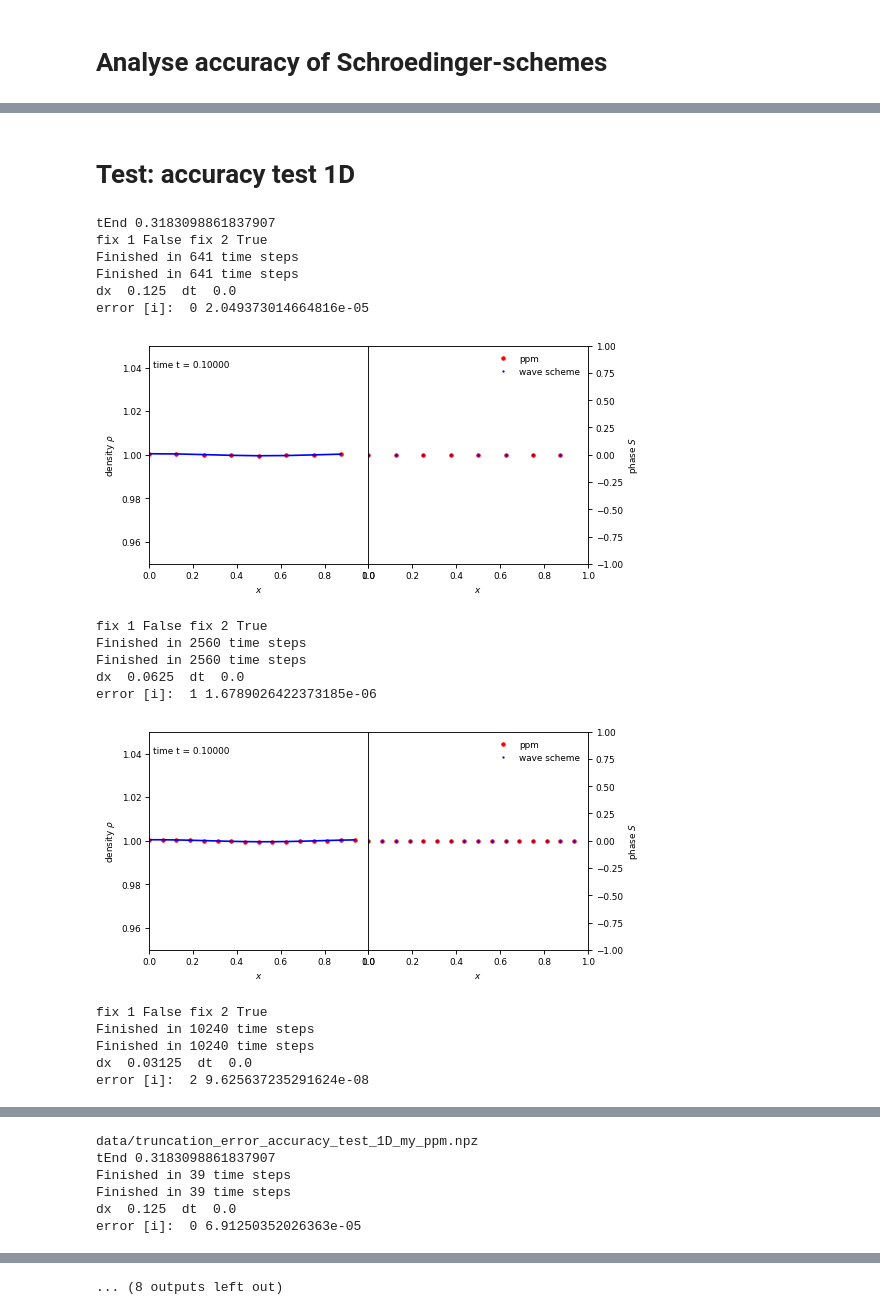
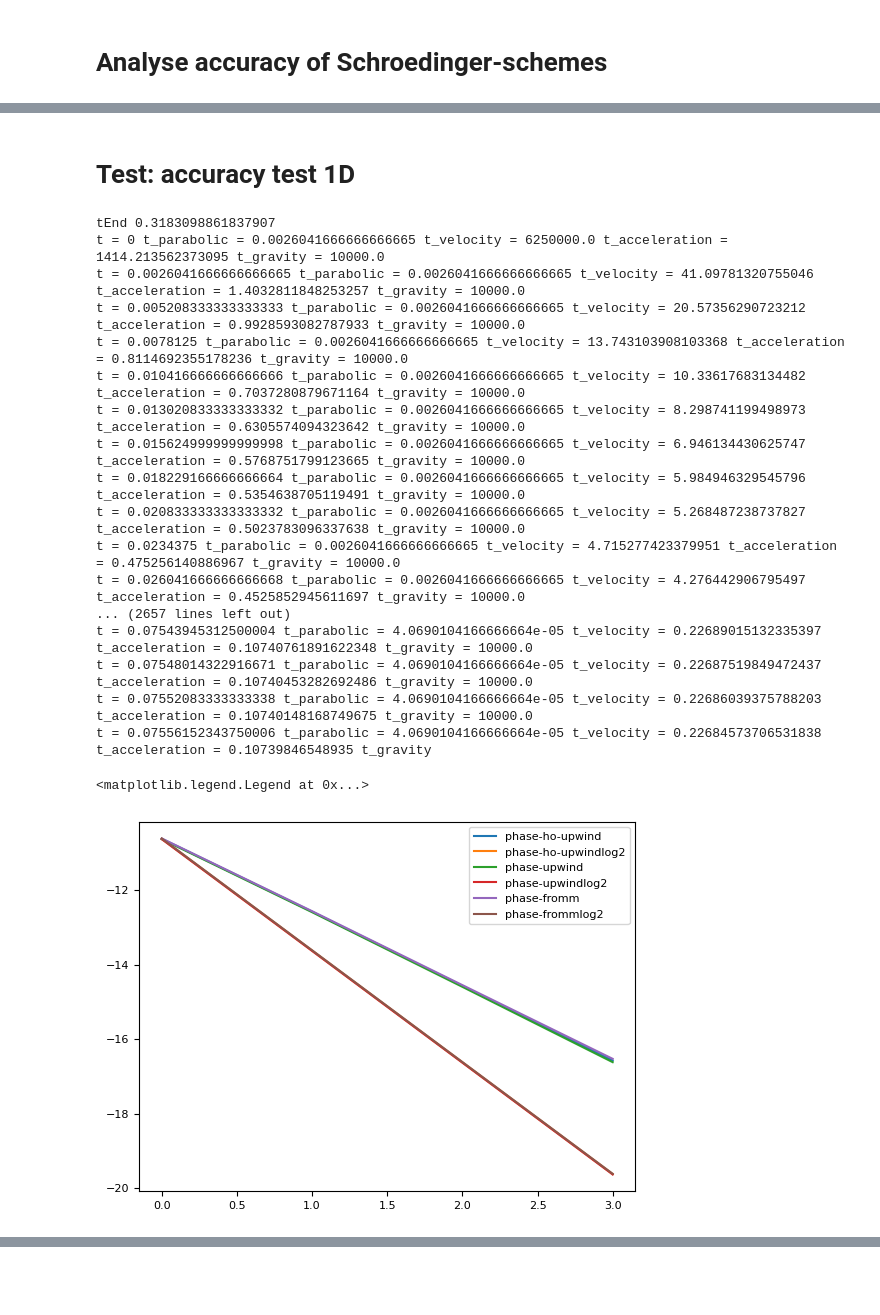
Before and after one commit to KunkelAlexander/fdm-hybrid-scheme, a Jupyter notebook: truncation_error_analysis.ipynb, the cells around one changed output, grey strips where cells are left out. Cells and saved outputs as stored; diff of their text form; code cells hidden in the pictures; blank space fills up the shorter version.

```diff
--- a/truncation_error_analysis.ipynb
+++ b/truncation_error_analysis.ipynb
@@ -438,28 +177,28 @@ Finished in 209 time steps
 # %%
-N = 3
+N = 4
 #test_names_1d  = ['accuracy test']
 #test_names  = ["harmonic oscillator coherent state"]
 test_names  = ["accuracy test 1D"]
 #test_names  = ['cosmo 2D']
 #test_names = ['periodic gaussian wave packet']#, 'accuracy test 3D']
-schemes_for_accuracy_test = ["my_ppm", "phase-ho-upwind", "phase-upwind"]#, "phase-ho-upwind_leer", "phase-ho-upwind_albada"]
+schemes_for_accuracy_test = ["phase-ho-upwind", "phase-upwind", "phase-fromm"]#, "phase-ho-upwind_leer", "phase-ho-upwind_albada"]
 #schemes_for_accuracy_test = ["phase-ho-upwind_albada"]"wave-ftcs2", "wave-ftcs4",
 advection  = False
 waveScheme = wave_schemes.SpectralScheme
 
 def ppmConfig(c):
     c["stencilOrder"] = 3
-    c["timeOrder"]    = 2
+    c["timeOrder"]    = 3
     c["fix1"] = False
     c["fix2"] = True
     c["phaseYlim"] = [-1, 1]
-    c["C_parabolic"] = 0.01
+    c["C_parabolic"] = 0.4
+    c["C_velocity"]  = 0.5
 
 increaseSpatialResolution  = 2
 increaseTemporalResolution = 1
 suffix = ""
-plotRuns = True
-scheme_list["my_ppm"] = [PPMScheme, ppmConfig]
+plotRuns = False
 
 for test_name in test_names:
     test, testConfig, potential = test_list[test_name]
@@ -474,47 +213,58 @@ for test_name in test_names:
         c = getBaseConfig()
         testConfig(c)
         schemeConfig(c)
         c["tEnd"] = 0.1
 
         p, dx, dt = analyseError(
             scheme,
             c,
             test,
             test,
             N=N,
             increaseTemporalResolution = increaseTemporalResolution,
             increaseSpatialResolution = increaseSpatialResolution,
             debug=plotRuns,
             waveScheme= waveScheme,
             advection = advection,
             potential = potential
         )
 
         truncations_errors[scheme_name] = {
             "errors": p,
             "dx": dx,
             "dt": dt
         }
         filename = "data/truncation_error_" + test_name.replace(" ", "_") + "_" + scheme_name.replace(" ", "_") + suffix + ".npz"
         print(filename)
         np.savez(filename, **(truncations_errors[scheme_name]))
+
+import matplotlib.pyplot as plt
+
+for key in truncations_errors.keys():
+    print(np.log(truncations_errors[key]["errors"])/np.log(2))
+
+    xx = np.arange(len(truncations_errors[key]["errors"]))
+    plt.plot(np.log(truncations_errors[key]["errors"])/np.log(2), label=key)
+    plt.plot(np.log(truncations_errors[key]["errors"][0]*1/2**(3*xx))/np.log(2), label=key + "log2")
+plt.legend()
 # %% [output]
 # Test: accuracy test 1D
 tEnd 0.3183098861837907
-fix 1 False fix 2 True
-Finished in 641 time steps
-Finished in 641 time steps
-dx  0.125  dt  0.0
-error [i]:  0 2.049373014664816e-05
+t = 0 t_parabolic = 0.0026041666666666665 t_velocity = 6250000.0 t_acceleration = 1414.213562373095 t_gravity = 10000.0
+t = 0.0026041666666666665 t_parabolic = 0.0026041666666666665 t_velocity = 41.09781320755046 t_acceleration = 1.4032811848253257 t_gravity = 10000.0
+t = 0.005208333333333333 t_parabolic = 0.0026041666666666665 t_velocity = 20.57356290723212 t_acceleration = 0.9928593082787933 t_gravity = 10000.0
+t = 0.0078125 t_parabolic = 0.0026041666666666665 t_velocity = 13.743103908103368 t_acceleration = 0.8114692355178236 t_gravity = 10000.0
+t = 0.010416666666666666 t_parabolic = 0.0026041666666666665 t_velocity = 10.33617683134482 t_acceleration = 0.7037280879671164 t_gravity = 10000.0
+t = 0.013020833333333332 t_parabolic = 0.0026041666666666665 t_velocity = 8.298741199498973 t_acceleration = 0.6305574094323642 t_gravity = 10000.0
+t = 0.015624999999999998 t_parabolic = 0.0026041666666666665 t_velocity = 6.946134430625747 t_acceleration = 0.5768751799123665 t_gravity = 10000.0
+t = 0.018229166666666664 t_parabolic = 0.0026041666666666665 t_velocity = 5.984946329545796 t_acceleration = 0.5354638705119491 t_gravity = 10000.0
+t = 0.020833333333333332 t_parabolic = 0.0026041666666666665 t_velocity = 5.268487238737827 t_acceleration = 0.5023783096337638 t_gravity = 10000.0
+t = 0.0234375 t_parabolic = 0.0026041666666666665 t_velocity = 4.715277423379951 t_acceleration = 0.475256140886967 t_gravity = 10000.0
+t = 0.026041666666666668 t_parabolic = 0.0026041666666666665 t_velocity = 4.276442906795497 t_acceleration = 0.4525852945611697 t_gravity = 10000.0
+... (2657 lines left out)
+t = 0.07543945312500004 t_parabolic = 4.0690104166666664e-05 t_velocity = 0.22689015132335397 t_acceleration = 0.10740761891622348 t_gravity = 10000.0
+t = 0.07548014322916671 t_parabolic = 4.0690104166666664e-05 t_velocity = 0.22687519849472437 t_acceleration = 0.10740453282692486 t_gravity = 10000.0
+t = 0.07552083333333338 t_parabolic = 4.0690104166666664e-05 t_velocity = 0.22686039375788203 t_acceleration = 0.10740148168749675 t_gravity = 10000.0
+t = 0.07556152343750006 t_parabolic = 4.0690104166666664e-05 t_velocity = 0.22684573706531838 t_acceleration = 0.10739846548935 t_gravity
+<matplotlib.legend.Legend at 0x...>
-[figure, old version]
+[figure, new version]
-fix 1 False fix 2 True
-Finished in 2560 time steps
-Finished in 2560 time steps
-dx  0.0625  dt  0.0
-error [i]:  1 1.6789026422373185e-06
-[figure, removed]
-fix 1 False fix 2 True
-Finished in 10240 time steps
-Finished in 10240 time steps
-dx  0.03125  dt  0.0
-error [i]:  2 9.625637235291624e-08
@@ -522,6 +270,0 @@ error [i]:  2 9.625637235291624e-08
-data/truncation_error_accuracy_test_1D_my_ppm.npz
-tEnd 0.3183098861837907
-Finished in 39 time steps
-Finished in 39 time steps
-dx  0.125  dt  0.0
-error [i]:  0 6.91250352026363e-05
@@ -538 +270,0 @@ error [i]:  2 4.349511317180877e-06
-... (8 outputs left out)
```
Also changed, not shown: parts of 13 cells of this notebook, 7 other files.
